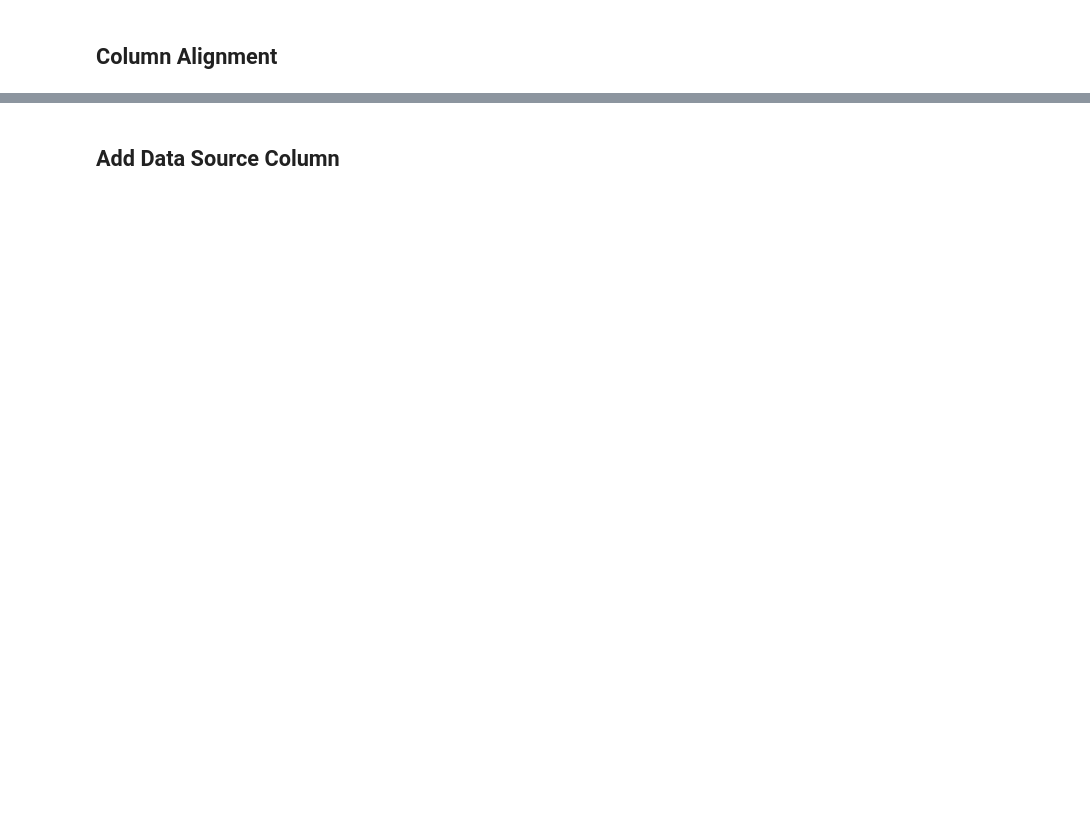
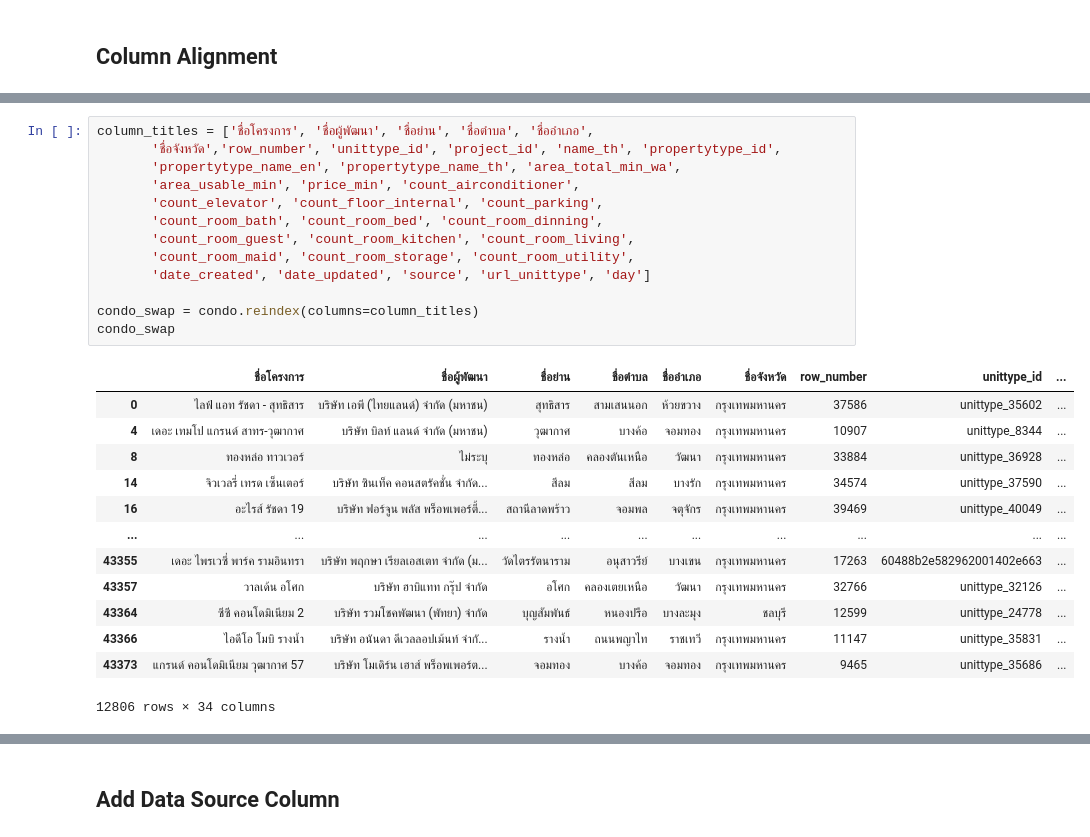
Before and after one commit to kittanaiwisetkhro/BSC_DPDM2025, a Jupyter notebook: Ch3_Data_Preprocessing.ipynb, the cells around one changed output, grey strips where cells are left out. Drawn from its saved outputs; the diff is of its cells as text; blank space fills up the shorter version.

```diff
--- a/Ch3_Data_Preprocessing.ipynb
+++ b/Ch3_Data_Preprocessing.ipynb
@@ -1066,0 +1265,27 @@ array(['project_6717', 'project_6828', '633e808cea1add001a549b58',
+# %%
+column_titles = ['ชื่อโครงการ', 'ชื่อผู้พัฒนา', 'ชื่อย่าน', 'ชื่อตำบล', 'ชื่ออำเภอ',
+       'ชื่อจังหวัด','row_number', 'unittype_id', 'project_id', 'name_th', 'propertytype_id',
+       'propertytype_name_en', 'propertytype_name_th', 'area_total_min_wa',
+       'area_usable_min', 'price_min', 'count_airconditioner',
+       'count_elevator', 'count_floor_internal', 'count_parking',
+       'count_room_bath', 'count_room_bed', 'count_room_dinning',
+       'count_room_guest', 'count_room_kitchen', 'count_room_living',
+       'count_room_maid', 'count_room_storage', 'count_room_utility',
+       'date_created', 'date_updated', 'source', 'url_unittype', 'day']
+
+condo_swap = condo.reindex(columns=column_titles)
+condo_swap
+# %% [output]
+|  | ชื่อโครงการ | ชื่อผู้พัฒนา | ชื่อย่าน | ชื่อตำบล | ชื่ออำเภอ | ชื่อจังหวัด | row_number | unittype_id | ... |
+| 0 | ไลฟ์ แอท รัชดา - สุทธิสาร | บริษัท เอพี (ไทยแลนด์) จำกัด (มหาชน) | สุทธิสาร | สามเสนนอก | ห้วยขวาง | กรุงเทพมหานคร | 37586 | unittype_35602 | ... |
+| 4 | เดอะ เทมโป แกรนด์ สาทร-วุฒากาศ | บริษัท บิลท์ แลนด์ จำกัด (มหาชน) | วุฒากาศ | บางค้อ | จอมทอง | กรุงเทพมหานคร | 10907 | unittype_8344 | ... |
+| 8 | ทองหล่อ ทาวเวอร์ | ไม่ระบุ | ทองหล่อ | คลองตันเหนือ | วัฒนา | กรุงเทพมหานคร | 33884 | unittype_36928 | ... |
+| 14 | จิวเวลรี่ เทรด เซ็นเตอร์ | บริษัท ซินเท็ค คอนสตรัคชั่น จำกัด... | สีลม | สีลม | บางรัก | กรุงเทพมหานคร | 34574 | unittype_37590 | ... |
+| 16 | อะไรส์ รัชดา 19 | บริษัท ฟอร์จูน พลัส พร็อพเพอร์ตี้... | สถานีลาดพร้าว | จอมพล | จตุจักร | กรุงเทพมหานคร | 39469 | unittype_40049 | ... |
+| ... | ... | ... | ... | ... | ... | ... | ... | ... | ... |
+| 43355 | เดอะ ไพรเวซี่ พาร์ค รามอินทรา | บริษัท พฤกษา เรียลเอสเตท จำกัด (ม... | วัดไตรรัตนาราม | อนุสาวรีย์ | บางเขน | กรุงเทพมหานคร | 17263 | 60488b2e582962001402e663 | ... |
+| 43357 | วาลเด้น อโศก | บริษัท ฮาบิแทท กรุ๊ป จำกัด | อโศก | คลองเตยเหนือ | วัฒนา | กรุงเทพมหานคร | 32766 | unittype_32126 | ... |
+| 43364 | ซีซี คอนโดมิเนียม 2 | บริษัท รวมโชคพัฒนา (พัทยา) จำกัด | บุญสัมพันธ์ | หนองปรือ | บางละมุง | ชลบุรี | 12599 | unittype_24778 | ... |
+| 43366 | ไอดีโอ โมบิ รางน้ำ | บริษัท อนันดา ดีเวลลอปเม้นท์ จำกั... | รางน้ำ | ถนนพญาไท | ราชเทวี | กรุงเทพมหานคร | 11147 | unittype_35831 | ... |
+| 43373 | แกรนด์ คอนโดมิเนียม วุฒากาศ 57 | บริษัท โมเดิร์น เฮาส์ พร็อพเพอร์ต... | จอมทอง | บางค้อ | จอมทอง | กรุงเทพมหานคร | 9465 | unittype_35686 | ... |
+12806 rows × 34 columns
```
Also changed, not shown: parts of 53 cells of this notebook.
